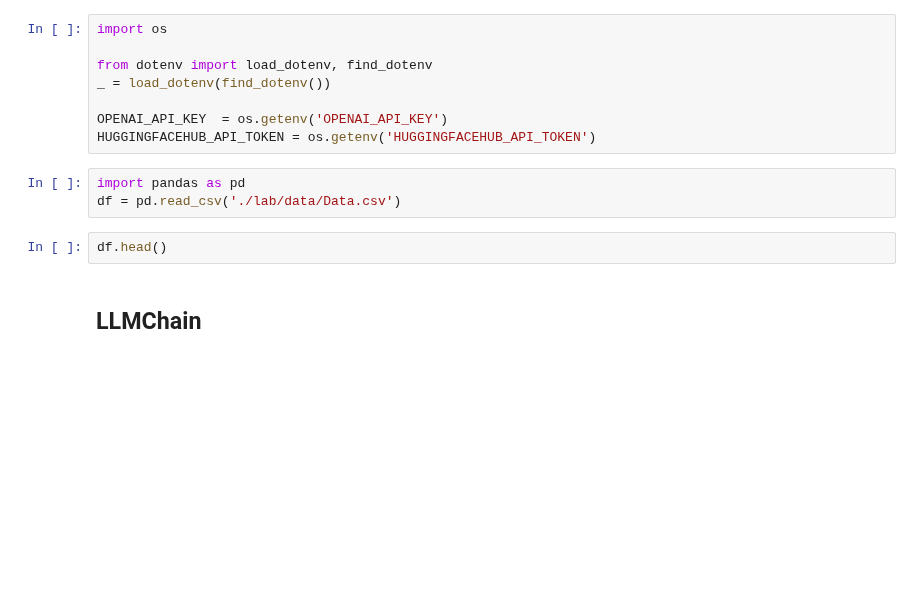
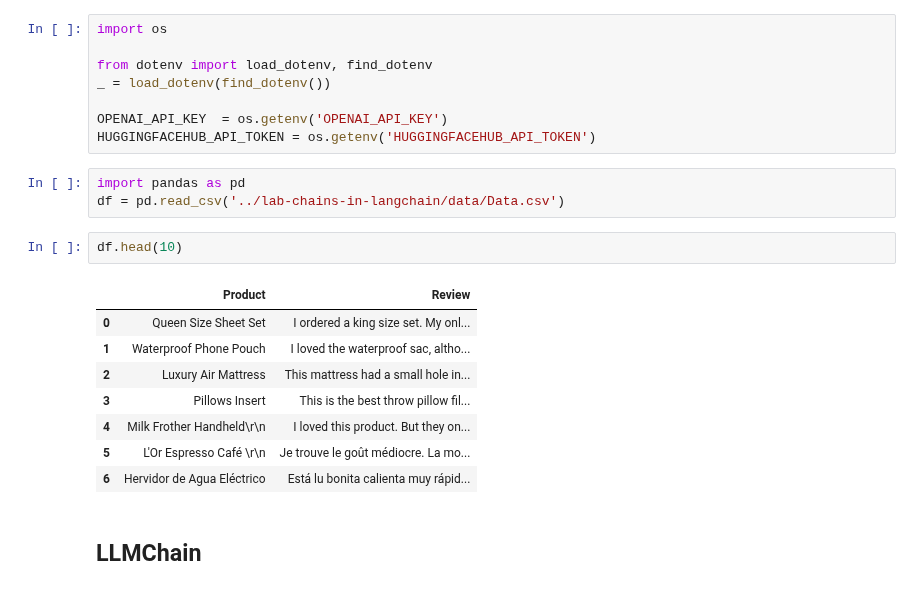
Before and after one commit to ironhack-labs/lab-chains-in-langchain, a Jupyter notebook: lab-chains-in-langchain(2).ipynb, the cells around one changed output. Drawn from its saved outputs; the diff is of its cells as text; blank space fills up the shorter version.

Commit message:
completed lab-chains-in-langchain(2)

```diff
--- a/lab-chains-in-langchain(2).ipynb
+++ b/lab-chains-in-langchain(2).ipynb
@@ -21,9 +28,18 @@ OPENAI_API_KEY  = os.getenv('OPENAI_API_KEY')
 HUGGINGFACEHUB_API_TOKEN = os.getenv('HUGGINGFACEHUB_API_TOKEN')
 # %%
 import pandas as pd
-df = pd.read_csv('./lab/data/Data.csv')
+df = pd.read_csv('../lab-chains-in-langchain/data/Data.csv')
 # %%
-df.head()
+df.head(10)
+# %% [output]
+|  | Product | Review |
+| 0 | Queen Size Sheet Set | I ordered a king size set. My onl... |
+| 1 | Waterproof Phone Pouch | I loved the waterproof sac, altho... |
+| 2 | Luxury Air Mattress | This mattress had a small hole in... |
+| 3 | Pillows Insert | This is the best throw pillow fil... |
+| 4 | Milk Frother Handheld\r\n | I loved this product. But they on... |
+| 5 | L'Or Espresso Café \r\n | Je trouve le goût médiocre. La mo... |
+| 6 | Hervidor de Agua Eléctrico | Está lu bonita calienta muy rápid... |
 # %% [markdown]
 ## LLMChain
 # %%
```
Also changed, not shown: parts of 24 cells of this notebook, 1 other file.
